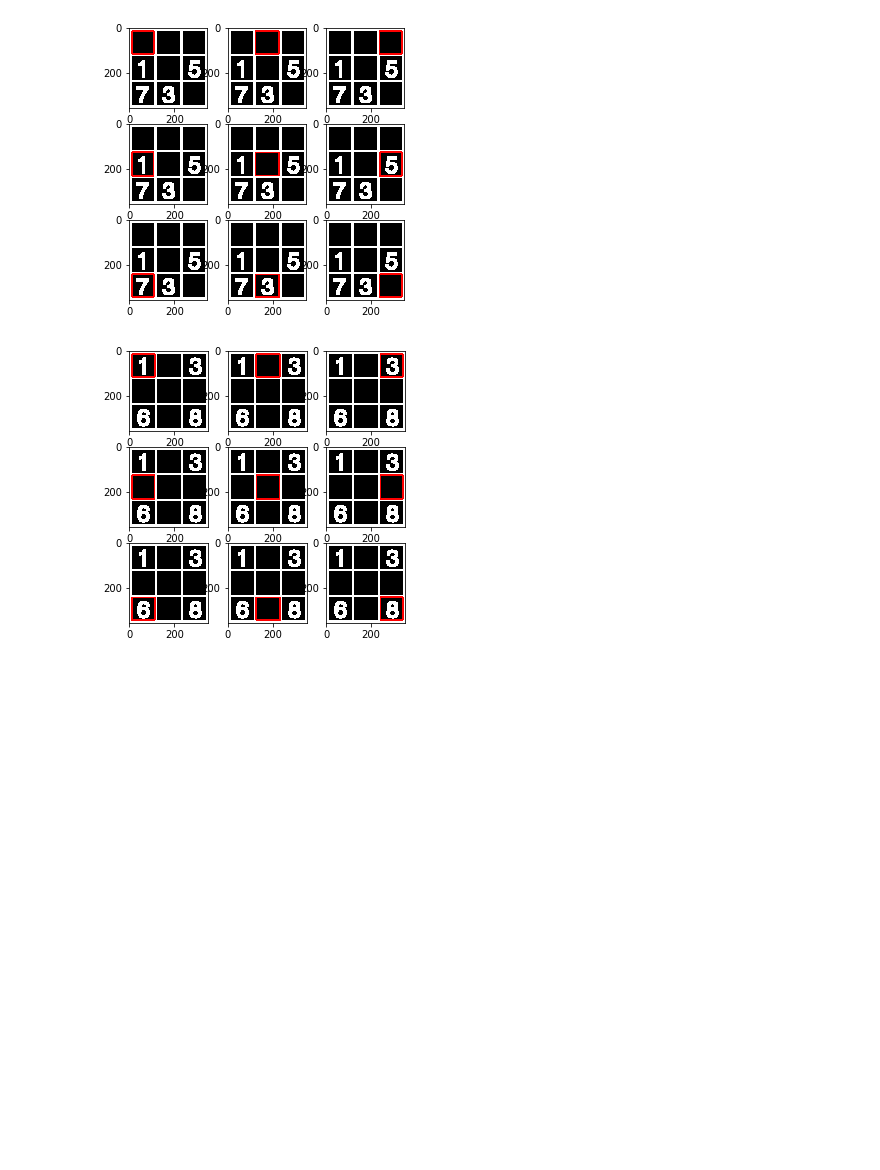
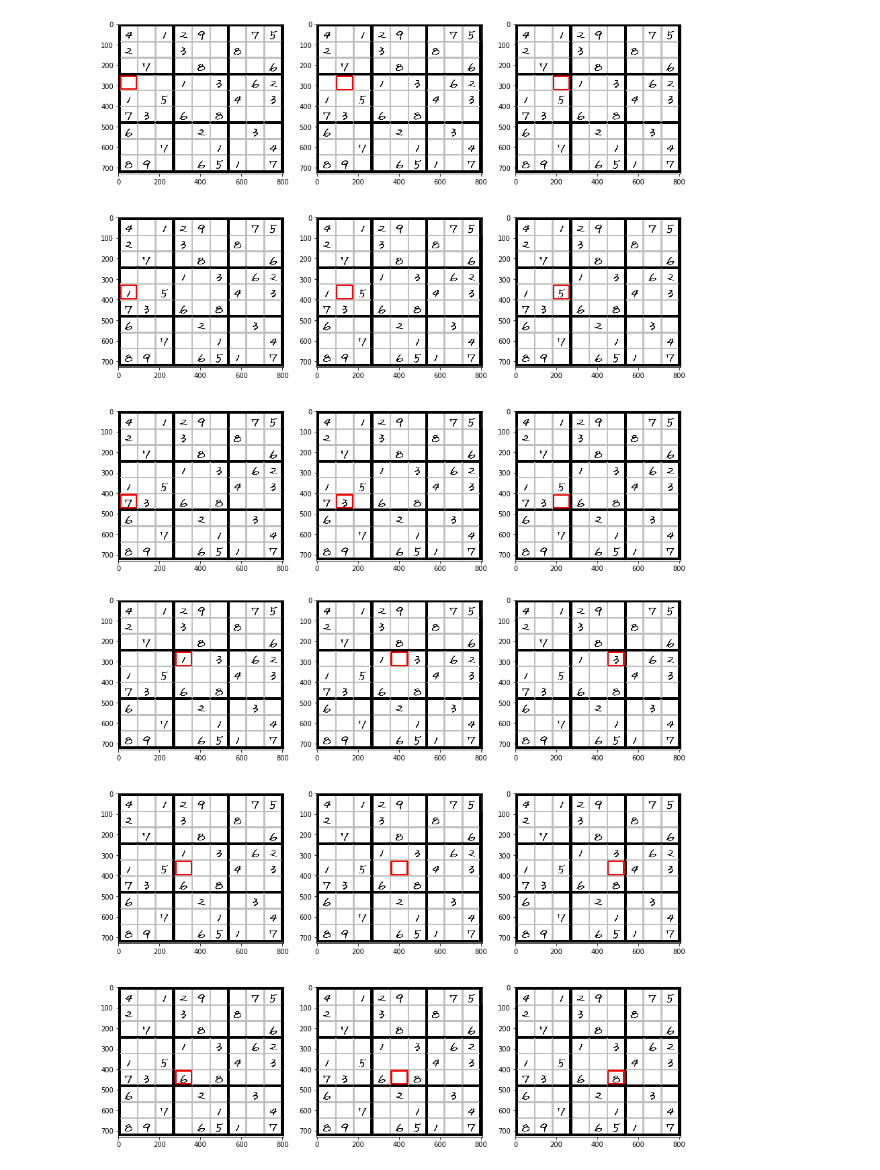
Before and after one commit to yu-zou/SudokuSolver, a Jupyter notebook: SodukuGrabber.ipynb, the cells around one changed output. Saved outputs shown, nothing was run; the diff lists cells and outputs as text; code cells hidden in the pictures; blank space fills up the shorter version.

```diff
--- a/SodukuGrabber.ipynb
+++ b/SodukuGrabber.ipynb
@@ -40,9 +50,8 @@ y_test = mnist.test.labels
 
 # Hyperparameters
 class_num = 10
-learning_rate = 0.03
-num_epochs = 40
-hiddenSize = 1000
+learning_rate = 1e-4
+num_epochs = 400
 batch_size = 10
 train_size = X_train.shape[0]
 test_size = X_test.shape[0]
@@ -53,7 +62,7 @@ y = tf.placeholder(tf.int32, [None])
 is_train = tf.placeholder(tf.bool)
 
 # Inference
-features = model(X, hiddenSize, is_train)
+features = model(X, is_train)
 logits = tf.layers.dense(inputs = features, units = class_num)
 
 # Loss function
@@ -61,7 +70,7 @@ onehot_labels = tf.one_hot(indices = tf.cast(y, tf.int32), depth = class_num)
 loss = tf.losses.softmax_cross_entropy(onehot_labels = onehot_labels, logits = logits)
 
 # Define training ops
-train_op = tf.train.GradientDescentOptimizer(learning_rate = learning_rate).minimize(loss = loss)
+train_op = tf.train.AdamOptimizer(learning_rate = learning_rate).minimize(loss = loss)
 
 # Define accuracy
 correct_prediction = tf.equal(tf.argmax(logits, 1), tf.argmax(onehot_labels, 1))
@@ -112,6 +124,8 @@ num_epoch: 13, training loss: 0.002351, traing accuracy: 0.999382
 testing accuracy: 0.993000
 # %%
 # Soduku puzzle solver
-img = cv2.imread("easy-sudoku-printable-flvipymy.jpg", 0)
+plt.figure(figsize = (5,5))
+img = cv2.imread("manual3.bmp", 0)
 plt.imshow(img, cmap = 'gray')
+print (img.shape)
 # %% [output]
@@ -120,6 +134,7 @@ plt.imshow(img, cmap = 'gray')
 # %%
 # Blue image to smooth out noise
-g_img = cv2.GaussianBlur(src = img, ksize = (11,11), sigmaX = 0)
+plt.figure(figsize = (5,5))
+g_img = cv2.GaussianBlur(src = img, ksize = (9,9), sigmaX = 0)
 plt.imshow(g_img, cmap = 'gray')
 # %% [output]
 <matplotlib.image.AxesImage at 0x...>
@@ -143,6 +160,8 @@ plt.imshow(dil_img, cmap = 'gray')
 # %%
 # Contours finding
-_, contours, _ = cv2.findContours(dil_img, cv2.RETR_LIST, cv2.CHAIN_APPROX_SIMPLE)
+# Note: use dil_img.copy() instead of directy inputing dil_img, findContours will change the src image
+_, contours, _ = cv2.findContours(dil_img.copy(), cv2.RETR_LIST, cv2.CHAIN_APPROX_SIMPLE)
+
 # Sort according to contour area
 sorted_contours = sorted(contours, key = lambda x: cv2.contourArea(x), reverse = True)
 # %%
@@ -198,20 +217,25 @@ for (tl_x, tl_y, br_x, br_y) in sorted_blobs:
 # %%
 # Iterate on each 3*3 blob to get each 1*1 unit-blob
 unit_blobs = []
-erode_img = cv2.erode(dil_img, np.array([[0,1,0],[1,1,1],[0,1,0]]))
+# erode_img = cv2.erode(dil_img, np.array([[0,1,0],[1,1,1],[0,1,0]], dtype = np.uint8))
 
 for (tl_x, tl_y, br_x, br_y) in sorted_blobs:
 
-    # Pad the white outline outside the sub image
-    sub_img = np.pad(erode_img[tl_y:br_y, tl_x:br_x], pad_width = 10, mode = 'constant', constant_values = 255)
+    sub_img = 255 - np.zeros(img.shape)
+    sub_img[tl_y:br_y, tl_x:br_x] = img[tl_y: br_y, tl_x:br_x]
 
-    # Dilate image to connect broken lines
-    kernel = np.ones([7,7])
-    dil_sub_img = cv2.dilate(sub_img, kernel)
+    # Pad image
+    sub_img[tl_y-5:br_y+5, tl_x-5:br_x+5] = np.pad(sub_img[tl_y:br_y, tl_x:br_x], pad_width = 5, mode = 'constant', constant_values = 0)
+
+    # Blur image
+    sub_blur_img = cv2.GaussianBlur(sub_img, (5,5), 0)
+
+    # Thresholding image
+    _, sub_th_img = cv2.threshold(sub_blur_img.astype(np.uint8), 230, 255, cv2.THRESH_BINARY)
 
     # The same as previous operations, get contours, sorting contours to get each unit-blob.
     # Contours finding
-    _, sub_contours, _ = cv2.findContours(dil_sub_img, cv2.RETR_LIST, cv2.CHAIN_APPROX_SIMPLE)
+    _, sub_contours, _ = cv2.findContours(sub_th_img.copy(), cv2.RETR_LIST, cv2.CHAIN_APPROX_SIMPLE)
 
     # Sort according to contour area
     sorted_sub_contours = sorted(sub_contours, key = lambda x: cv2.contourArea(x), reverse = True)
@@ -220,7 +244,7 @@ for (tl_x, tl_y, br_x, br_y) in sorted_blobs:
     # The biggest one is the outline
     # The second to tenth is the outline for each 3*3 sub-soduku
     sub_blobs = []
-    for i in range(1,10):
+    for i in range(2,11):
 
         # Approximate contour with lines
         perimeter = cv2.arcLength(sorted_sub_contours[i], True)
@@ -238,13 +262,13 @@ for (tl_x, tl_y, br_x, br_y) in sorted_blobs:
 
     # Store unit images to unit_blobs list in order
     unit_imgs = []
-    plt.figure(figsize = (5,5))
+    plt.figure(figsize = (15,15))
     i = 1
     for (tl_x, tl_y, br_x, br_y) in sorted_sub_blobs:
-        # Erode and switch color of image
-        unit_imgs.append(cv2.erode(dil_sub_img[tl_y:br_y,tl_x:br_x], np.ones([9,9])))
 
-        sorted_sub_blob_img = cv2.rectangle(cv2.cvtColor(dil_sub_img, cv2.COLOR_GRAY2BGR), (tl_x, tl_y), (br_x, br_y), color = (255, 0, 0), thickness = 5)
+        unit_imgs.append(img[tl_y:br_y,tl_x:br_x])
+
+        sorted_sub_blob_img = cv2.rectangle(cv2.cvtColor(img, cv2.COLOR_GRAY2BGR), (tl_x, tl_y), (br_x, br_y), color = (255, 0, 0), thickness = 5)
         plt.subplot(3, 3, i)
         plt.imshow(sorted_sub_blob_img)
         i += 1
@@ -257,2 +281,2 @@ for (tl_x, tl_y, br_x, br_y) in sorted_blobs:
-[figure, old version]
+[figure, new version]
-[figure, old version]
+[figure, new version]
```
Also changed, not shown: parts of 13 cells of this notebook, 10 other files.
